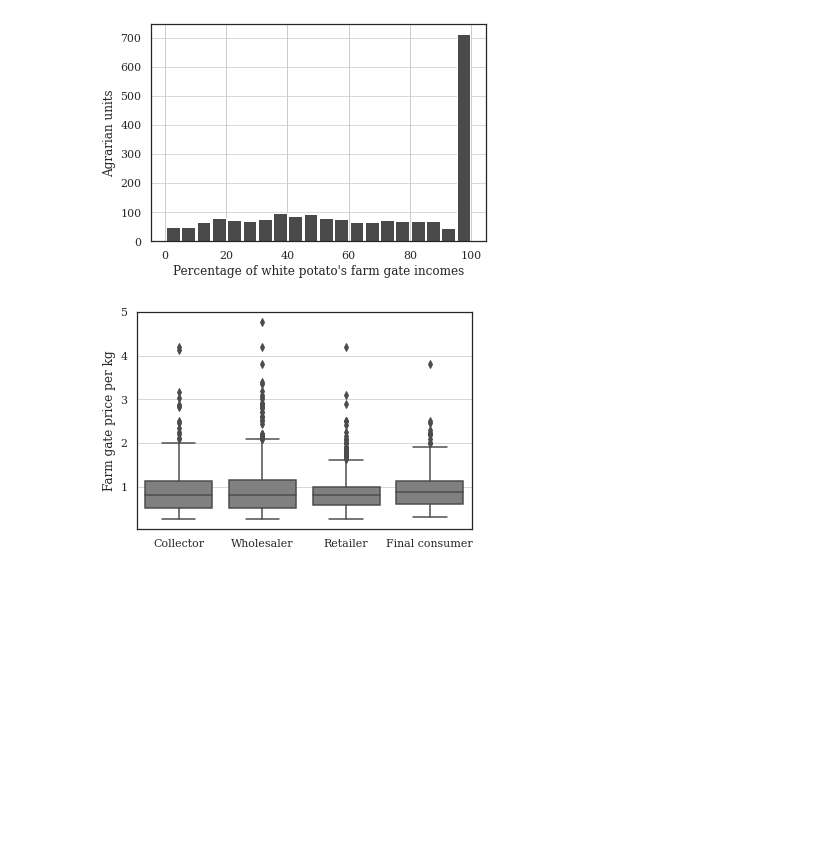
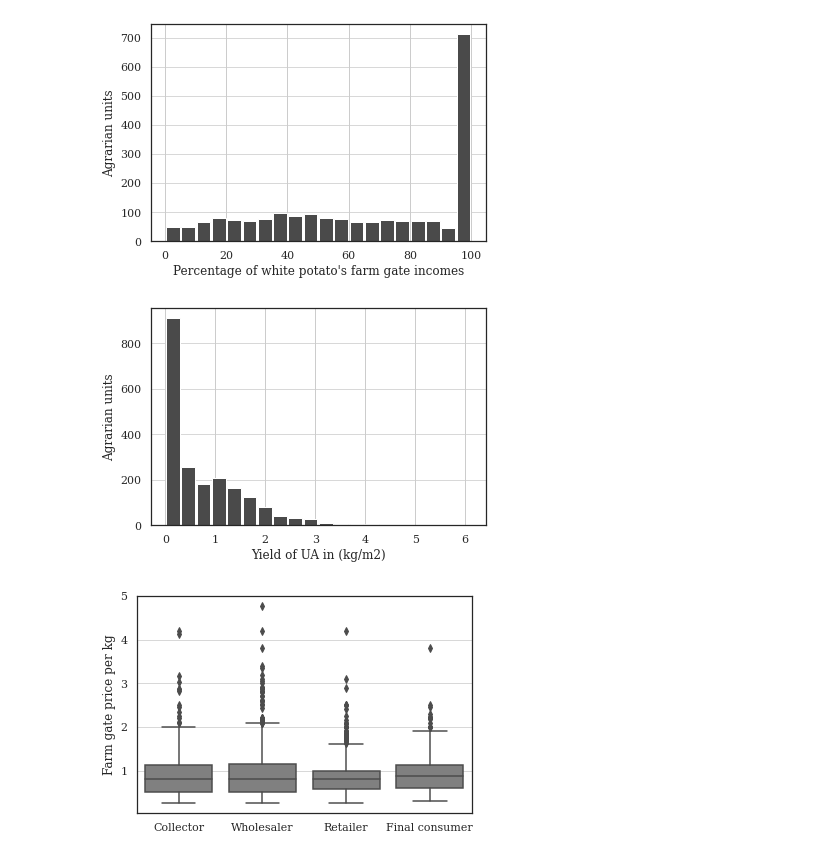
Before and after one commit to mariagnoriegag/ThesisOfPeruvianAgricultureFactors, a Jupyter notebook: 05DescriptiveAnalysisOfWhitePotatoModel01.ipynb, the cells around one changed output. Saved outputs shown, nothing was run; the diff lists cells and outputs as text; code cells hidden in the pictures; blank space fills up the shorter version.

```diff
--- a/05DescriptiveAnalysisOfWhitePotatoModel01.ipynb
+++ b/05DescriptiveAnalysisOfWhitePotatoModel01.ipynb
@@ -84,6 +84,15 @@ def plotingPercentageHistogram(variable, xName, yName):
     plt.ylabel(yName)
     plt.rcParams["font.family"] = "serif"
     plt.grid(axis='y', alpha=0.75)
+# %%
+def plotingHistogram(variable, xName, yName):
+    dfColumn = df[variable]
+    dfColumn.plot.hist(grid=True, bins=20, rwidth=0.9,
+                    color='#4a4a4a')
+    plt.xlabel(xName)
+    plt.ylabel(yName)
+    plt.rcParams["font.family"] = "serif"
+    plt.grid(axis='y', alpha=0.75)
 # %%
 plotingPercentageHistogram("percentSoldProduction", "Percentage of sold white potato production", "Agrarian units")
 # %% [output]
@@ -92,6 +101,10 @@ plotingPercentageHistogram("percentSoldProduction", "Percentage of sold white po
 plotingPercentageHistogram("percentFarmGateIncomes", "Percentage of white potato's farm gate incomes", "Agrarian units")
 # %% [output]
 [figure]
+# %%
+plotingHistogram("yield", "Yield of UA in (kg/m2)", "Agrarian units")
+# %% [output]
+[figure, added]
 # %%
 df["marketChannelDirectednessString"] = df["marketChannelDirectedness"].map({1: "Collector", 2: "Wholesaler", 3: "Retailer", 4: "Final consumer"})
 df["marketSizeString"] = df["marketSize"].map({1: "Local market", 2: "Regional market", 3: "Lima markets"})
```
Also changed, not shown: parts of 2 cells of this notebook, 6 other files.
